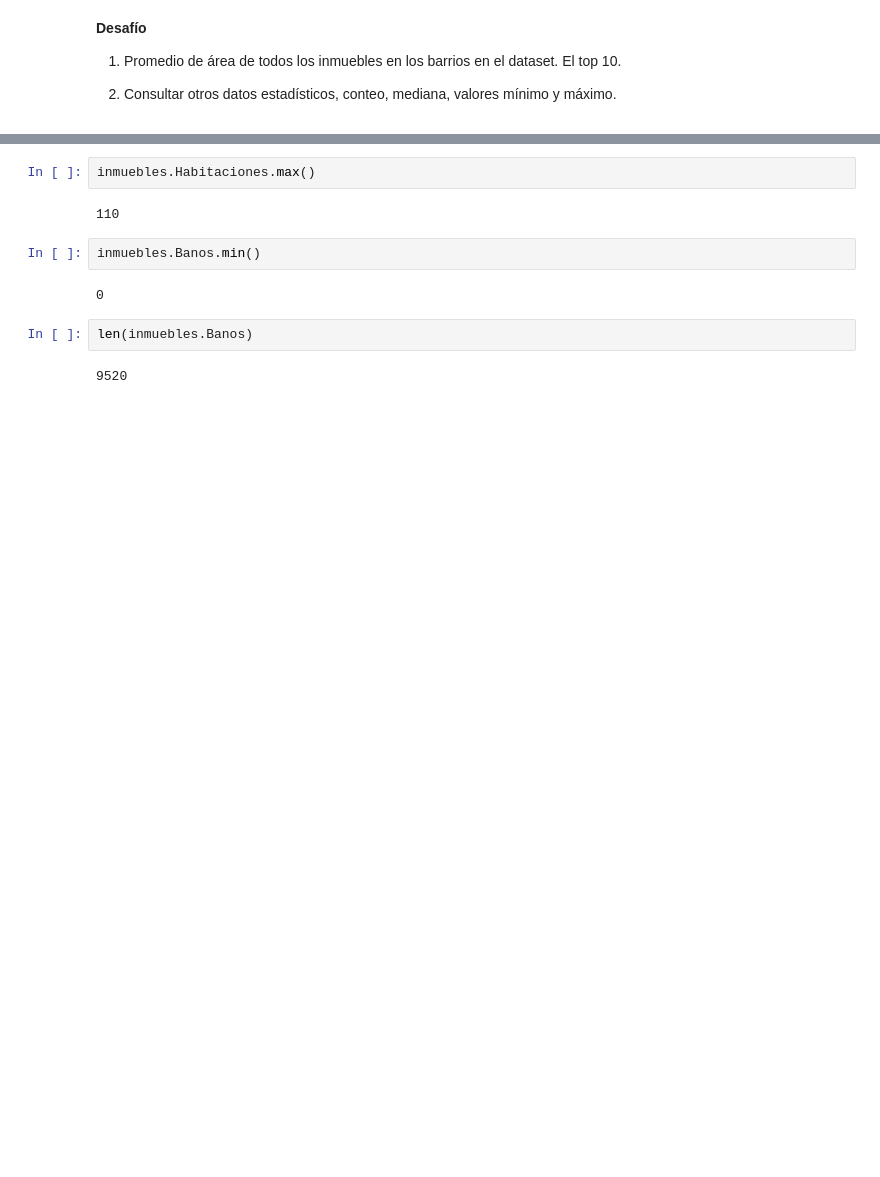
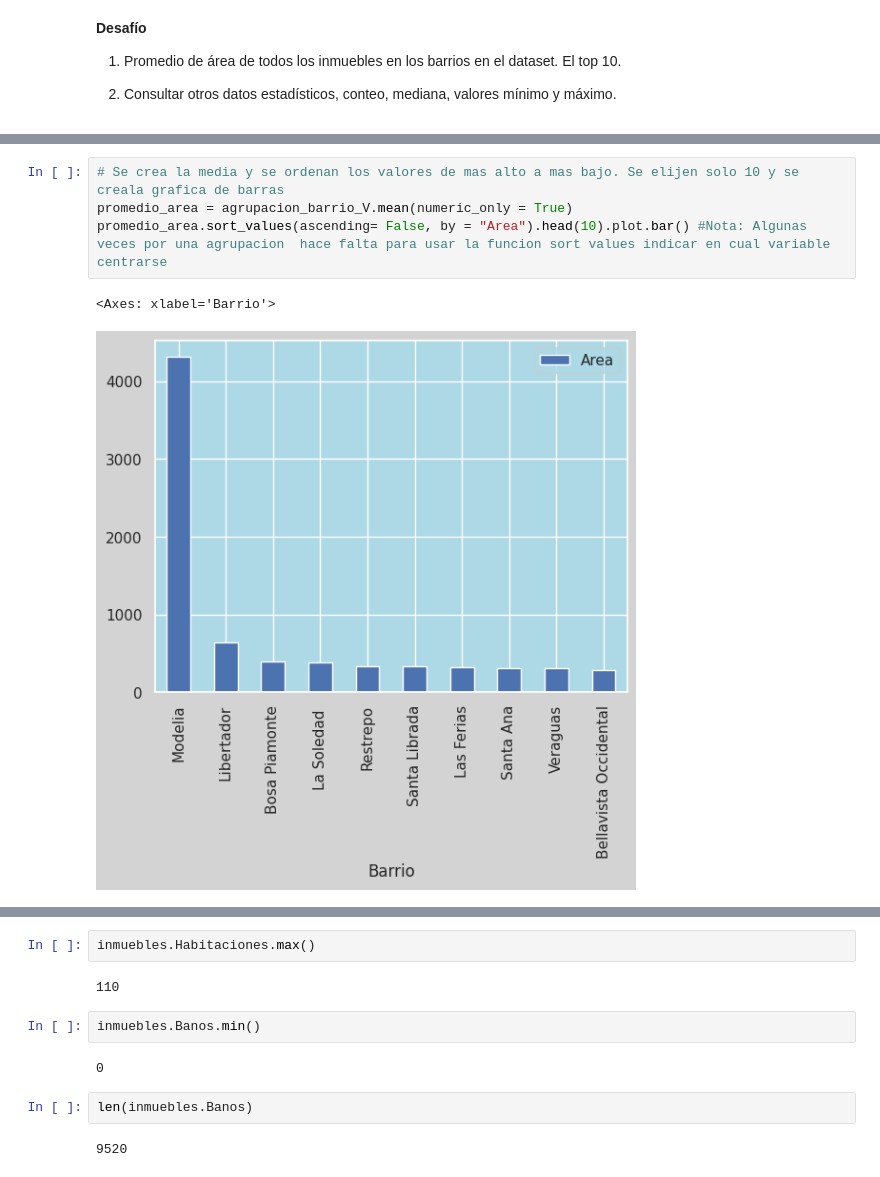
Before and after one commit to Os-688/Soluciones-a-los-desafios-del-evento-Inmersion-de-datos-, a Jupyter notebook: Notebook de Todas las sesiones/Clases_de_inmersion_de_datos.ipynb, the cells around one changed output, grey strips where cells are left out. Drawn from its saved outputs; the diff is of its cells as text; blank space fills up the shorter version.

```diff
--- a/Notebook de Todas las sesiones/Clases_de_inmersion_de_datos.ipynb
+++ b/Notebook de Todas las sesiones/Clases_de_inmersion_de_datos.ipynb
@@ -298,0 +278,7 @@ Length: 145, dtype: int64
+# %%
+# Se crea la media y se ordenan los valores de mas alto a mas bajo. Se elijen solo 10 y se creala grafica de barras
+promedio_area = agrupacion_barrio_V.mean(numeric_only = True)
+promedio_area.sort_values(ascending= False, by = "Area").head(10).plot.bar() #Nota: Algunas veces por una agrupacion  hace falta para usar la funcion sort values indicar en cual variable centrarse
+# %% [output]
+<Axes: xlabel='Barrio'>
+[figure, added]
```
Also changed, not shown: parts of 173 cells of this notebook, 11 other files.
